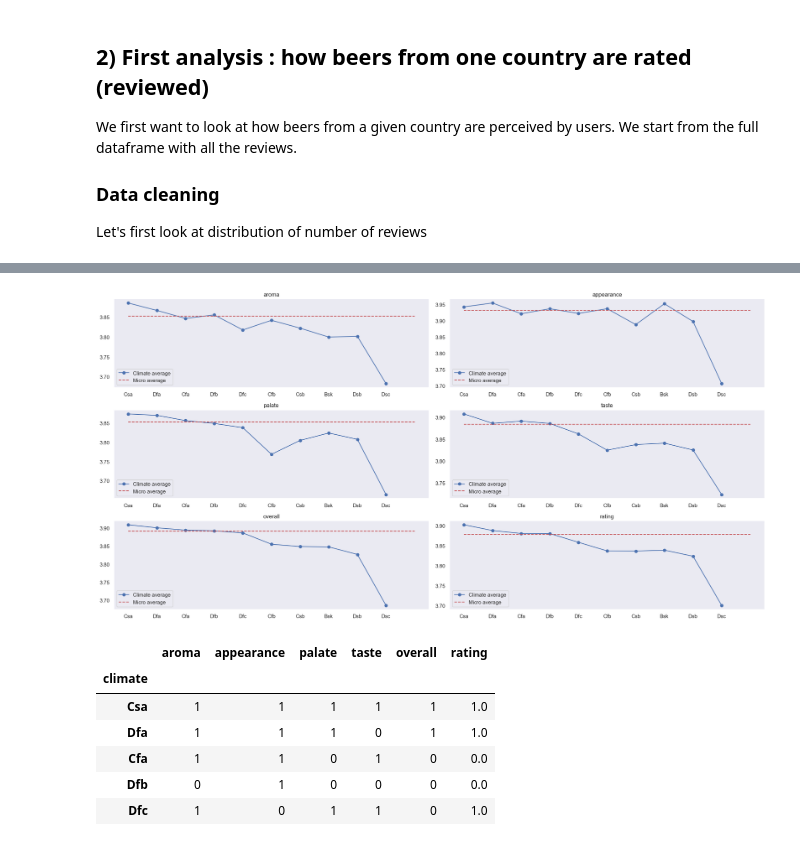
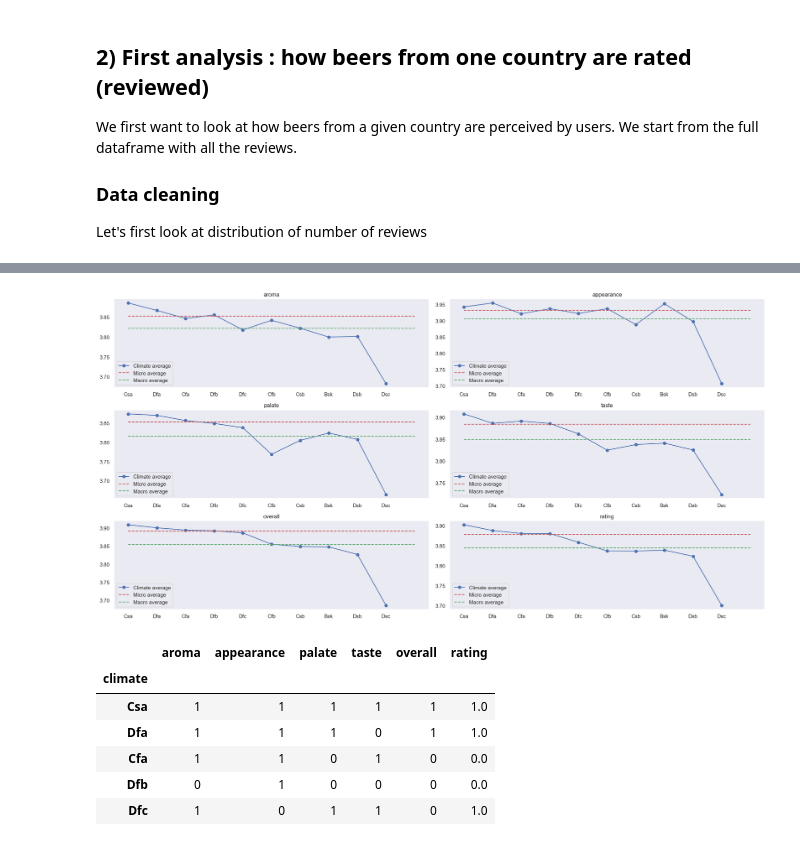
Before and after one commit to epfl-ada/ada-2023-project-riskybiscuits, a Jupyter notebook: main2_0.ipynb, the cells around one changed output, grey strips where cells are left out. Cells and saved outputs as stored; diff of their text form; code cells hidden in the pictures.

Commit message:
Computed micro and macro averages to compare

```diff
--- a/main2_0.ipynb
+++ b/main2_0.ipynb
@@ -180,7 +219,12 @@ We first want to look at how beers from a given country are perceived by users.
 Let's first look at distribution of number of reviews
 # %%
 micro_average_ratings = us_users_ratings[columns_compare].mean().sort_values(ascending=False).reset_index()
+
+display(micro_average_ratings)
 
 # Let's compute statistics for each climate
 climate_average_ratings = us_users_ratings.groupby("climate")[columns_compare].mean().sort_values(by="overall", ascending=False).reset_index()
 climate_average_ratings.set_index("climate", inplace=True)
+macro_average_ratings = climate_average_ratings.mean().sort_values(ascending=False).reset_index()
+
+display(macro_average_ratings)
@@ -187,30 +246,34 @@ climate_average_ratings.set_index("climate", inplace=True)
 # %%
 # Plot the different mean as a function of the climate
 num_scores = len(columns_compare)
 
 fig, axs = plt.subplots(num_scores//2, 2, figsize=(20, 10))
 
 for i in range(num_scores//2):
     axs[i, 0].plot(climate_average_ratings.iloc[:, 2*i], "o-", label="Climate average")
-    average_value = micro_average_ratings[micro_average_ratings["index"] == columns_compare[2*i]][0].values[0]
-    axs[i, 0].plot([0, len(climate_average_ratings)], [average_value, average_value], "r--", label="Micro average")
+    micro_average_value = micro_average_ratings[micro_average_ratings["index"] == columns_compare[2*i]][0].values[0]
+    macro_average_value = macro_average_ratings[macro_average_ratings["index"] == columns_compare[2*i]][0].values[0]
+    axs[i, 0].plot([0, len(climate_average_ratings)], [micro_average_value, micro_average_value], "r--", label="Micro average")
+    axs[i, 0].plot([0, len(climate_average_ratings)], [macro_average_value, macro_average_value], "g--", label="Macro average")
     axs[i, 0].set_title(columns_compare[2*i])
     axs[i, 0].set_xticks(range(len(climate_average_ratings)))
     axs[i, 0].legend()
     axs[i, 0].grid()
 
     axs[i, 1].plot(climate_average_ratings.iloc[:, 2*i+1], "o-", label="Climate average")
-    average_value = micro_average_ratings[micro_average_ratings["index"] == columns_compare[2*i+1]][0].values[0]
-    axs[i, 1].plot([0, len(climate_average_ratings)], [average_value, average_value], "r--", label="Micro average")
+    micro_average_value = micro_average_ratings[micro_average_ratings["index"] == columns_compare[2*i+1]][0].values[0]
+    macro_average_value = macro_average_ratings[macro_average_ratings["index"] == columns_compare[2*i+1]][0].values[0]
+    axs[i, 1].plot([0, len(climate_average_ratings)], [micro_average_value, micro_average_value], "r--", label="Micro average")
+    axs[i, 1].plot([0, len(climate_average_ratings)], [macro_average_value, macro_average_value], "g--", label="Macro average")
     axs[i, 1].set_title(columns_compare[2*i+1])
     axs[i, 1].set_xticks(range(len(climate_average_ratings)))
     axs[i, 1].legend()
     axs[i, 1].grid()
 
 plt.tight_layout()
 plt.show()
 # %% [output]
-[figure, old version]
+[figure, new version]
 # %%
 # For each climate, compute a p-value for difference between the mean and the mean of the whole dataset
 from scipy.stats import ttest_ind
```
Also changed, not shown: parts of 6 cells of this notebook.
